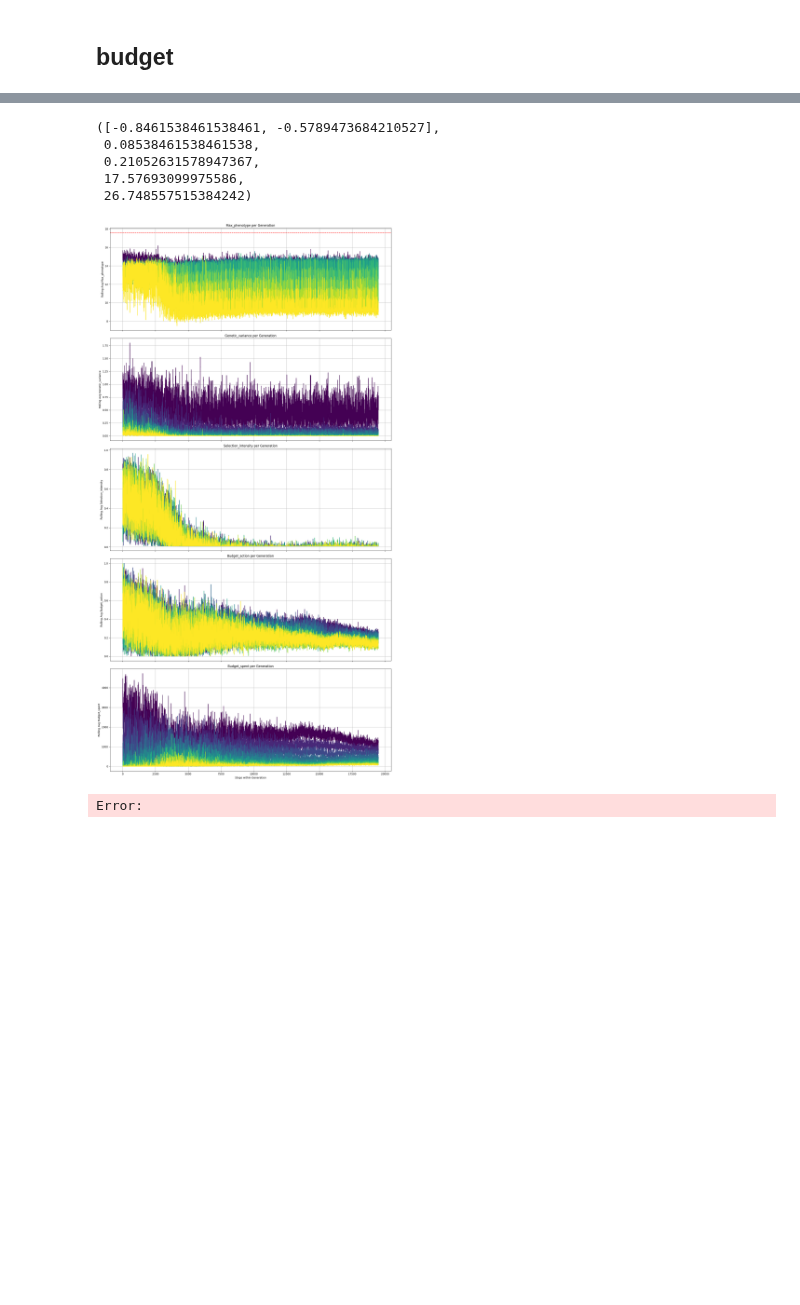
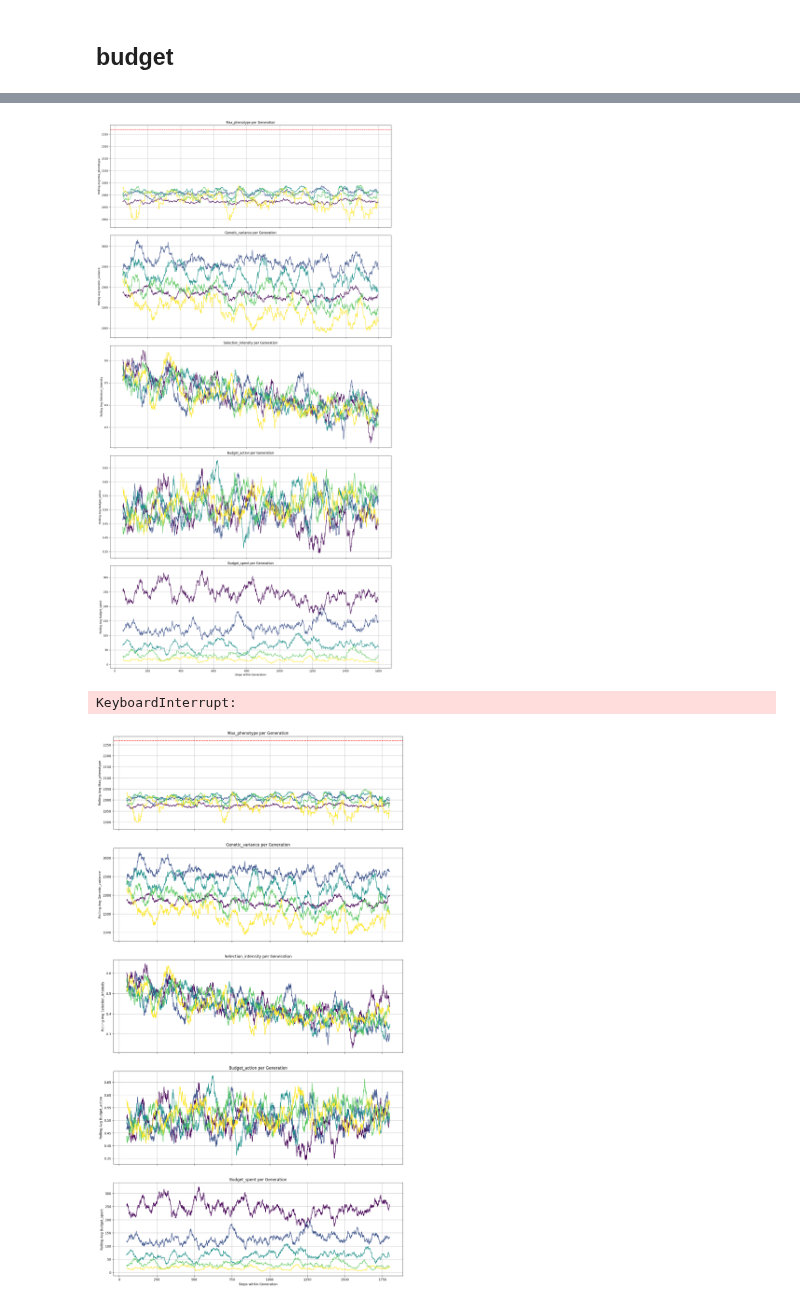
Before and after one commit to cjGO/ChewC, a Jupyter notebook: dev_nbs/003_needle.ipynb, the cells around one changed output, grey strips where cells are left out. Drawn from its saved outputs; the diff is of its cells as text; code cells hidden in the pictures; blank space fills up the shorter version.

```diff
--- a/dev_nbs/003_needle.ipynb
+++ b/dev_nbs/003_needle.ipynb
@@ -548,7 +680,7 @@ class BudgetEnv(gym.Env):
             penalty = penalty_weight_selection * deviation_selection + penalty_weight_budget * deviation_budget
 
             # Apply penalty to reward
-            reward -= penalty
+            # reward -= penalty
 
 
 
@@ -589,7 +721,7 @@ class SimulationConfig:
     #training
     total_timesteps: int = 2000
     seed: int = 11
-    max_generations: int= 50
+    max_generations: int= 5
     #breeding sim parameters
     n_markers: int = 500
     starting_parents: int = 2
@@ -605,8 +737,8 @@ class SimulationConfig:
 
 
 config = SimulationConfig()
-config.max_generations = 10
+config.max_generations = 50
 config.sparse_reward = True
 SP = SimParams(config)
-breeder_env = BudgetEnv(SP, starting_budget=5000)
+breeder_env = BudgetEnv(SP, starting_budget=500)
 # %% [output]
@@ -622,18 +754,15 @@ def run_constant_action_pair_baseline_analysis(env, num_episodes=10, num_selecti
         for _ in range(num_episodes):
             obs, _ = env.reset()
             done = False
-            episode_reward = 0
             max_phenotypes = []
             genetic_variances = []
 
             while not done:
-                obs, reward, done, _, info = env.step(np.array(action_pair))
-                episode_reward += reward
+                obs, _, done, _, info = env.step(np.array(action_pair))
                 max_phenotypes.append(info['max_phenotype'])
                 genetic_variances.append(info['genetic_variance'])
 
             results.append({
-                'total_reward': episode_reward,
                 'max_phenotypes': max_phenotypes,
                 'genetic_variances': genetic_variances
             })
@@ -648,31 +777,28 @@ def run_constant_action_pair_baseline_analysis(env, num_episodes=10, num_selecti
     baseline_results = {}
     best_action_pair = None
     best_max_phenotype = float('-inf')
-    best_avg_reward = float('-inf')
 
     for selection_intensity_action in selection_intensity_actions:
         for budget_allocation_action in budget_allocation_actions:
             action_pair = [selection_intensity_action, budget_allocation_action]
             baseline_results[tuple(action_pair)] = run_constant_action_pair_baseline(env, action_pair, num_episodes)
 
-            # Calculate average max phenotype and average total reward for this action pair
+            # Calculate average max phenotype for this action pair
             avg_max_phenotype = np.mean([max(r['max_phenotypes']) for r in baseline_results[tuple(action_pair)]])
-            avg_total_reward = np.mean([r['total_reward'] for r in baseline_results[tuple(action_pair)]])
 
             # Update best action pair if this pair performs better
             if avg_max_phenotype > best_max_phenotype:
                 best_action_pair = action_pair
                 best_max_phenotype = avg_max_phenotype
-                best_avg_reward = avg_total_reward
 
-    # Create heatmap data
+    # Create heatmap data (using average max phenotype instead of reward)
     heatmap_data = np.zeros((num_budget_allocation_actions, num_selection_intensity_actions))
     for i, selection_intensity_action in enumerate(selection_intensity_actions):
         for j, budget_allocation_action in enumerate(budget_allocation_actions):
             action_pair = (selection_intensity_action, budget_allocation_action)
             if action_pair in baseline_results:
-                avg_total_reward = np.mean([r['total_reward'] for r in baseline_results[action_pair]])
-                heatmap_data[j, i] = avg_total_reward
+                avg_max_phenotype = np.mean([max(r['max_phenotypes']) for r in baseline_results[action_pair]])
+                heatmap_data[j, i] = avg_max_phenotype
 
     # Plot heatmap
     fig, ax = plt.subplots(figsize=(10, 6))
@@ -686,12 +812,12 @@ def run_constant_action_pair_baseline_analysis(env, num_episodes=10, num_selecti
 
     # Add colorbar
     cbar = ax.figure.colorbar(im, ax=ax)
-    cbar.ax.set_ylabel('Average Total Reward', rotation=-90, va="bottom")
+    cbar.ax.set_ylabel('Average Max Phenotype', rotation=-90, va="bottom")  # Updated label
 
     # Set labels
     ax.set_xlabel('Selection Intensity Action')
     ax.set_ylabel('Budget Allocation Action')
-    ax.set_title('Heatmap of Average Total Reward for Action Pairs')
+    ax.set_title('Heatmap of Average Max Phenotype for Action Pairs')  # Updated title
 
     plt.tight_layout()
     plt.show()
@@ -703,16 +829,15 @@ def run_constant_action_pair_baseline_analysis(env, num_episodes=10, num_selecti
     print("\nBest Action Pair Information:")
     print(f"Best Selection Intensity Action: {best_action_pair[0]:.2f} (SI: {best_selection_intensity:.2f})")
     print(f"Best Budget Allocation Action: {best_action_pair[1]:.2f} (Allocation: {best_budget_allocation:.2f})")
-    print(f"Best Max Phenotype: {best_max_phenotype:.2f}")
-    print(f"Best Average Reward: {best_avg_reward:.2f}")
+    print(f"Best Average Max Phenotype: {best_max_phenotype:.2f}")
 
-    return best_action_pair, best_selection_intensity, best_budget_allocation, best_max_phenotype, best_avg_reward
+    return best_action_pair, best_selection_intensity, best_budget_allocation, best_max_phenotype
 # %%
 import numpy as np
 import matplotlib.pyplot as plt
 
 
-num_episodes=11
+num_episodes=2
 
-best_action_pair, best_si, best_budget_allocation, best_phenotype, best_reward = run_constant_action_pair_baseline_analysis(breeder_env, num_episodes=num_episodes, num_selection_intensity_actions=40, num_budget_allocation_actions=20)
+best_action_pair, best_si, best_budget_allocation, best_phenotype = run_constant_action_pair_baseline_analysis(breeder_env, num_episodes=num_episodes, num_selection_intensity_actions=40, num_budget_allocation_actions=20)
 # %% [output]
@@ -725,8 +848,0 @@ Best Average Reward: 26.75
-# %%
-best_action_pair, best_si, best_budget_allocation, best_phenotype, best_reward
-# %% [output]
-([-0.8461538461538461, -0.5789473684210527],
- 0.08538461538461538,
- 0.21052631578947367,
- 17.57693099975586,
- 26.748557515384242)
@@ -735,12 +849,13 @@ best_action_pair = (best_si,best_budget_allocation)
 # %%
 
 agent = PPO("MultiInputPolicy", breeder_env)
-callback = GeneralizedVisualizationCallback(log_freq=1000, window_size=5,
+callback = GeneralizedVisualizationCallback(log_freq=1000, window_size=50,
 #  best_action_pair=best_action_pair,
   target_phenotype=best_phenotype,
   )
 
-agent.learn(total_timesteps=1000000 ,callback = callback)
+agent.learn(total_timesteps=4000000 ,callback = callback)
 # %% [output]
-[figure, old version]
+[figure, new version]
-Error:
+KeyboardInterrupt:
+[figure, added]
```
Also changed, not shown: parts of 11 cells of this notebook, 1 other file.
